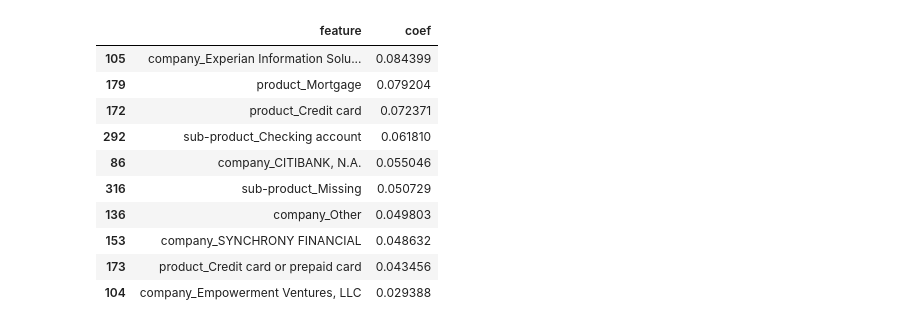
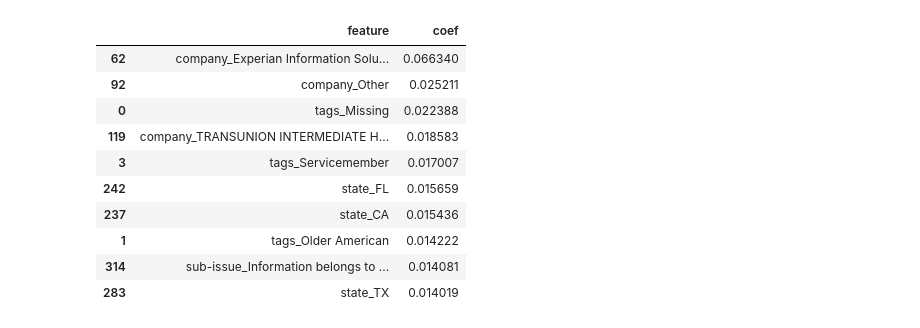
Before and after one commit to murray-cecile/cfpb-complaints, a Jupyter notebook: scripts/shallow_pipeline_nb.ipynb, the cells around one changed output. Saved outputs shown, nothing was run; the diff lists cells and outputs as text; code cells hidden in the pictures.

```diff
--- a/scripts/shallow_pipeline_nb.ipynb
+++ b/scripts/shallow_pipeline_nb.ipynb
@@ -56,16 +56,0 @@ dtype: int64
-# %%
-# Split training and testing data
-X_train, X_test, y_train, y_test = train_test_split(cfpb_X, cfpb_y, test_size=0.2, random_state=42)
-
-# Build random forest classifier
-clf = RandomForestClassifier(max_depth=2, random_state=0)
-clf.fit(X_train, y_train)
-
-# Predict
-y_pred = (clf.predict_proba(X_test)[:,1] >= 0.2).astype(bool)
-
-# Evaluate
-print('Accuracy:', accuracy_score(y_test, y_pred))
-print('Precision:', precision_score(y_test, y_pred))
-print('Recall:', recall_score(y_test, y_pred))
-confusion_matrix(y_test, y_pred)
@@ -78,18 +130,20 @@ array([[75313,  5498],
 # %%
 # Get feature importance
-coefs = pd.DataFrame({
-    'feature': X_train.columns.values,
-    'coef': clf.feature_importances_.ravel()})
+best_model = RandomForestClassifier(n_estimators=100, max_depth=50)
+best_model.fit(X_train, y_train)
+
+coefs = pd.DataFrame({'feature': X_train.columns.values,
+                      'coef': best_model.feature_importances_.ravel()})
 coefs.sort_values(by='coef', ascending=False)[:10]
 # %% [output]
 |  | feature | coef |
-| 105 | company_Experian Information Solu... | 0.084399 |
-| 179 | product_Mortgage | 0.079204 |
-| 172 | product_Credit card | 0.072371 |
-| 292 | sub-product_Checking account | 0.061810 |
-| 86 | company_CITIBANK, N.A. | 0.055046 |
-| 316 | sub-product_Missing | 0.050729 |
-| 136 | company_Other | 0.049803 |
-| 153 | company_SYNCHRONY FINANCIAL | 0.048632 |
-| 173 | product_Credit card or prepaid card | 0.043456 |
-| 104 | company_Empowerment Ventures, LLC | 0.029388 |
+| 62 | company_Experian Information Solu... | 0.066340 |
+| 92 | company_Other | 0.025211 |
+| 0 | tags_Missing | 0.022388 |
+| 119 | company_TRANSUNION INTERMEDIATE H... | 0.018583 |
+| 3 | tags_Servicemember | 0.017007 |
+| 242 | state_FL | 0.015659 |
+| 237 | state_CA | 0.015436 |
+| 1 | tags_Older American | 0.014222 |
+| 314 | sub-issue_Information belongs to ... | 0.014081 |
+| 283 | state_TX | 0.014019 |
```
Also changed, not shown: parts of 6 cells of this notebook.
